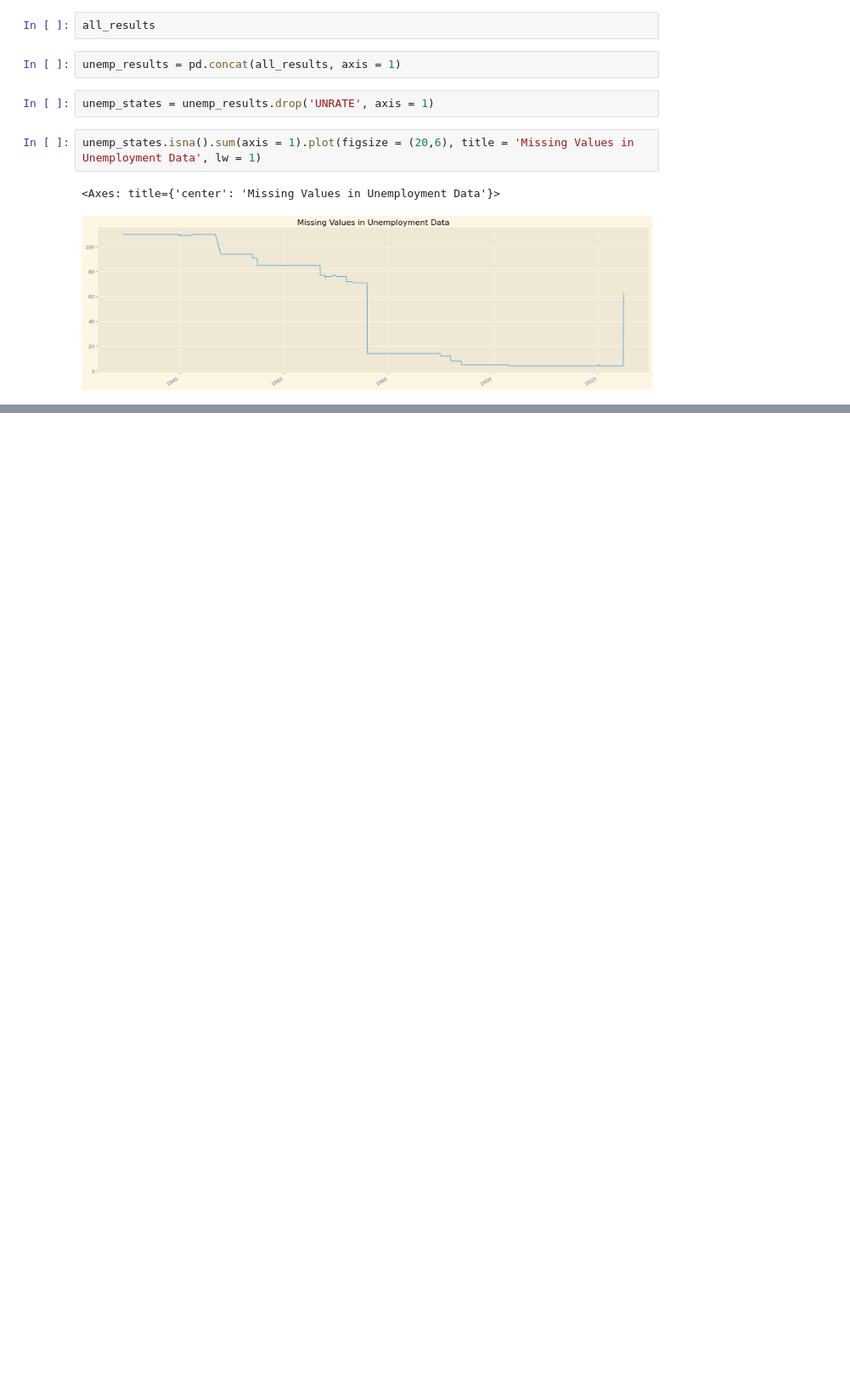
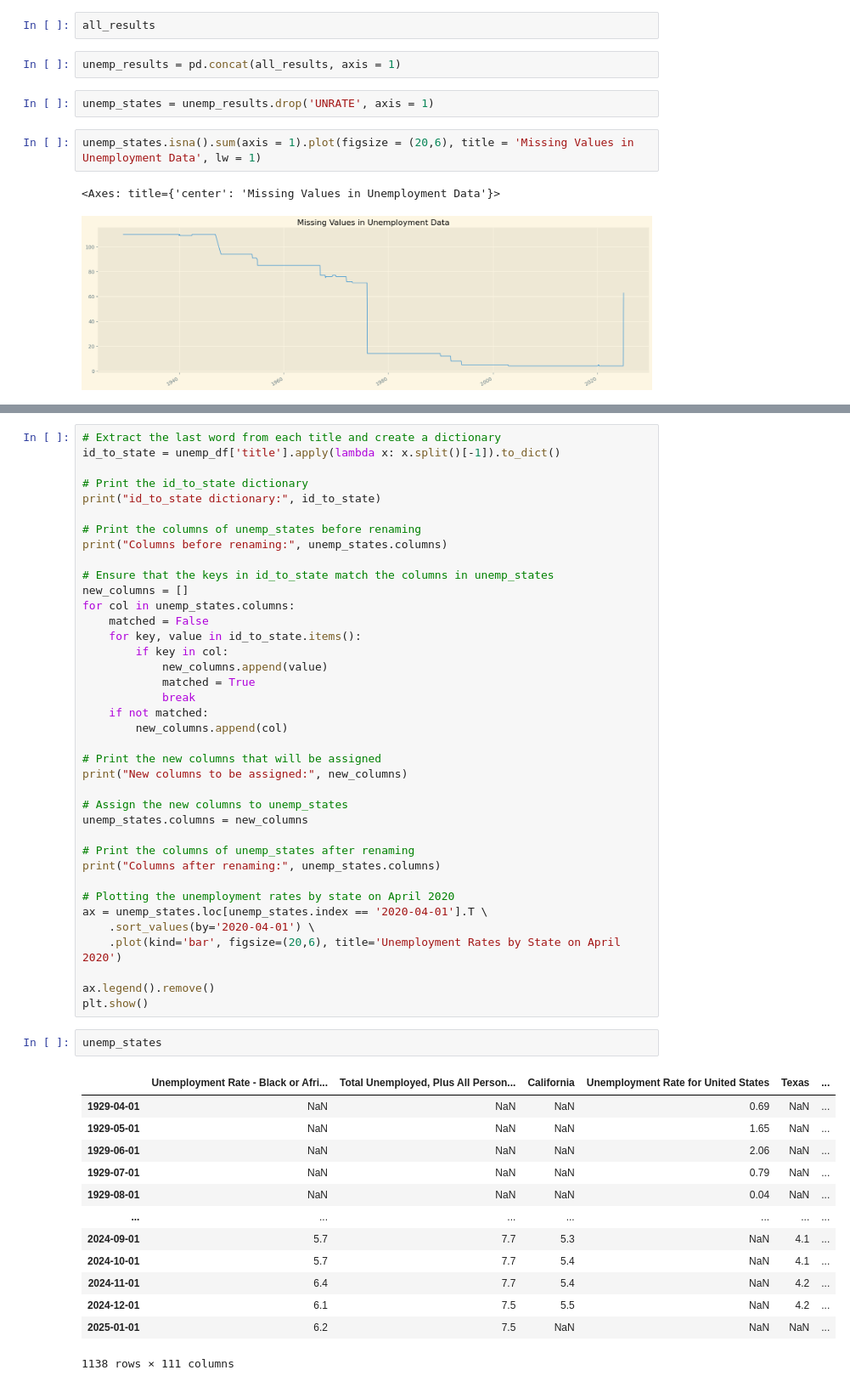
Before and after one commit to kaan4dev/econAnalysis, a Jupyter notebook: econ.ipynb, the cells around one changed output, grey strips where cells are left out. Shown at 85% size. Drawn from its saved outputs; the diff is of its cells as text; blank space fills up the shorter version.

```diff
--- a/econ.ipynb
+++ b/econ.ipynb
@@ -124,0 +133,54 @@ unemp_states.isna().sum(axis = 1).plot(figsize = (20,6), title = 'Missing Values
+# %%
+# Extract the last word from each title and create a dictionary
+id_to_state = unemp_df['title'].apply(lambda x: x.split()[-1]).to_dict()
+
+# Print the id_to_state dictionary
+print("id_to_state dictionary:", id_to_state)
+
+# Print the columns of unemp_states before renaming
+print("Columns before renaming:", unemp_states.columns)
+
+# Ensure that the keys in id_to_state match the columns in unemp_states
+new_columns = []
+for col in unemp_states.columns:
+    matched = False
+    for key, value in id_to_state.items():
+        if key in col:
+            new_columns.append(value)
+            matched = True
+            break
+    if not matched:
+        new_columns.append(col)
+
+# Print the new columns that will be assigned
+print("New columns to be assigned:", new_columns)
+
+# Assign the new columns to unemp_states
+unemp_states.columns = new_columns
+
+# Print the columns of unemp_states after renaming
+print("Columns after renaming:", unemp_states.columns)
+
+# Plotting the unemployment rates by state on April 2020
+ax = unemp_states.loc[unemp_states.index == '2020-04-01'].T \
+    .sort_values(by='2020-04-01') \
+    .plot(kind='bar', figsize=(20,6), title='Unemployment Rates by State on April 2020')
+
+ax.legend().remove()
+plt.show()
+# %%
+unemp_states
+# %% [output]
+|  | Unemployment Rate - Black or Afri... | Total Unemployed, Plus All Person... | California | Unemployment Rate for United States | Texas | ... |
+| 1929-04-01 | NaN | NaN | NaN | 0.69 | NaN | ... |
+| 1929-05-01 | NaN | NaN | NaN | 1.65 | NaN | ... |
+| 1929-06-01 | NaN | NaN | NaN | 2.06 | NaN | ... |
+| 1929-07-01 | NaN | NaN | NaN | 0.79 | NaN | ... |
+| 1929-08-01 | NaN | NaN | NaN | 0.04 | NaN | ... |
+| ... | ... | ... | ... | ... | ... | ... |
+| 2024-09-01 | 5.7 | 7.7 | 5.3 | NaN | 4.1 | ... |
+| 2024-10-01 | 5.7 | 7.7 | 5.4 | NaN | 4.1 | ... |
+| 2024-11-01 | 6.4 | 7.7 | 5.4 | NaN | 4.2 | ... |
+| 2024-12-01 | 6.1 | 7.5 | 5.5 | NaN | 4.2 | ... |
+| 2025-01-01 | 6.2 | 7.5 | NaN | NaN | NaN | ... |
+1138 rows × 111 columns
```
Also changed, not shown: parts of 4 cells of this notebook, 3 other files.
